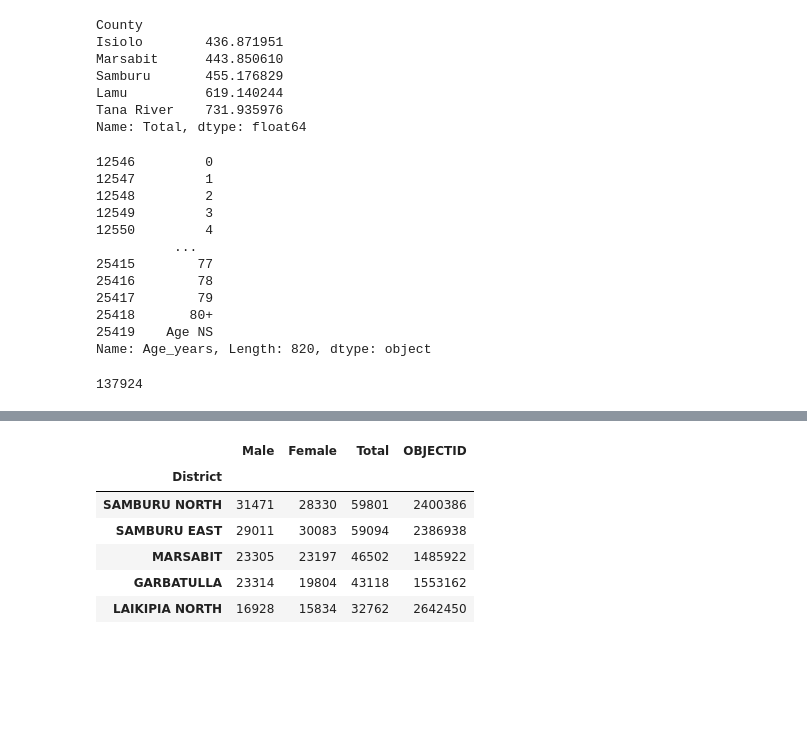
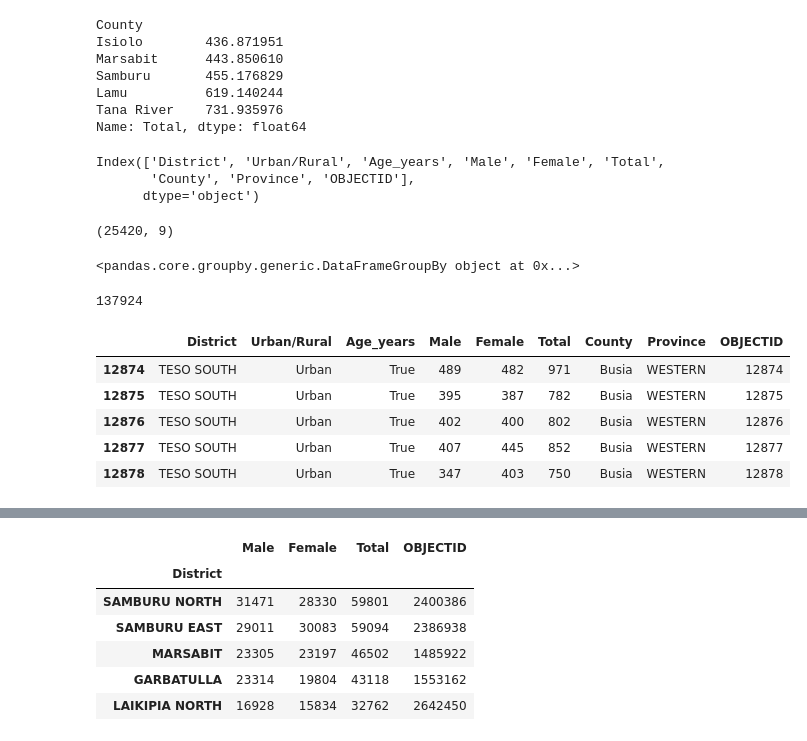
Before and after one commit to kanjaq/Pandas_Assignment2, a Jupyter notebook: Pandas_Assignment2.ipynb, the cells around one changed output, grey strips where cells are left out. Drawn from its saved outputs; the diff is of its cells as text; code cells hidden in the pictures; blank space fills up the shorter version.

```diff
--- a/Pandas_Assignment2.ipynb
+++ b/Pandas_Assignment2.ipynb
@@ -339,20 +337,21 @@ Name: Total, dtype: float64
+# %%
+df.columns
+# %% [output]
+Index(['District', 'Urban/Rural', 'Age_years', 'Male', 'Female', 'Total',
+       'County', 'Province', 'OBJECTID'],
+      dtype='object')
+# %%
+# What was the average age of person in Busia County? How many people of this age were in Busia County?
+x = df.loc[(df['Age_years'] != 'Age NS') & (df['Age_years'] != '80+')]
+x.shape
+# %% [output]
+(25420, 9)
 # %%
 # What was the average age of person in Busia County? How many people of this age were in Busia County?
-Avg_pop_Busia = df[df['County'] == 'Busia']['Age_years']
-print(Avg_pop_Busia)
+y = df.groupby('County')
+print(y)
 # %% [output]
-12546         0
-12547         1
-12548         2
-12549         3
-12550         4
-          ...
-25415        77
-25416        78
-25417        79
-25418       80+
-25419    Age NS
-Name: Age_years, Length: 820, dtype: object
+<pandas.core.groupby.generic.DataFrameGroupBy object at 0x...>
 # %%
 #What was the Total population of Teso South District?
 df[df['District']=='TESO SOUTH']['Total'].sum()
@@ -360,3 +359,12 @@ df[df['District']=='TESO SOUTH']['Total'].sum()
 137924
 # %%
 #What was the urban population of Teso South District?
+Teso_1 = df[df['District'] == 'TESO SOUTH']
+Teso_1.head()
+# %% [output]
+|  | District | Urban/Rural | Age_years | Male | Female | Total | County | Province | OBJECTID |
+| 12874 | TESO SOUTH | Urban | True | 489 | 482 | 971 | Busia | WESTERN | 12874 |
+| 12875 | TESO SOUTH | Urban | True | 395 | 387 | 782 | Busia | WESTERN | 12875 |
+| 12876 | TESO SOUTH | Urban | True | 402 | 400 | 802 | Busia | WESTERN | 12876 |
+| 12877 | TESO SOUTH | Urban | True | 407 | 445 | 852 | Busia | WESTERN | 12877 |
+| 12878 | TESO SOUTH | Urban | True | 347 | 403 | 750 | Busia | WESTERN | 12878 |
```
Also changed, not shown: parts of 17 cells of this notebook.
